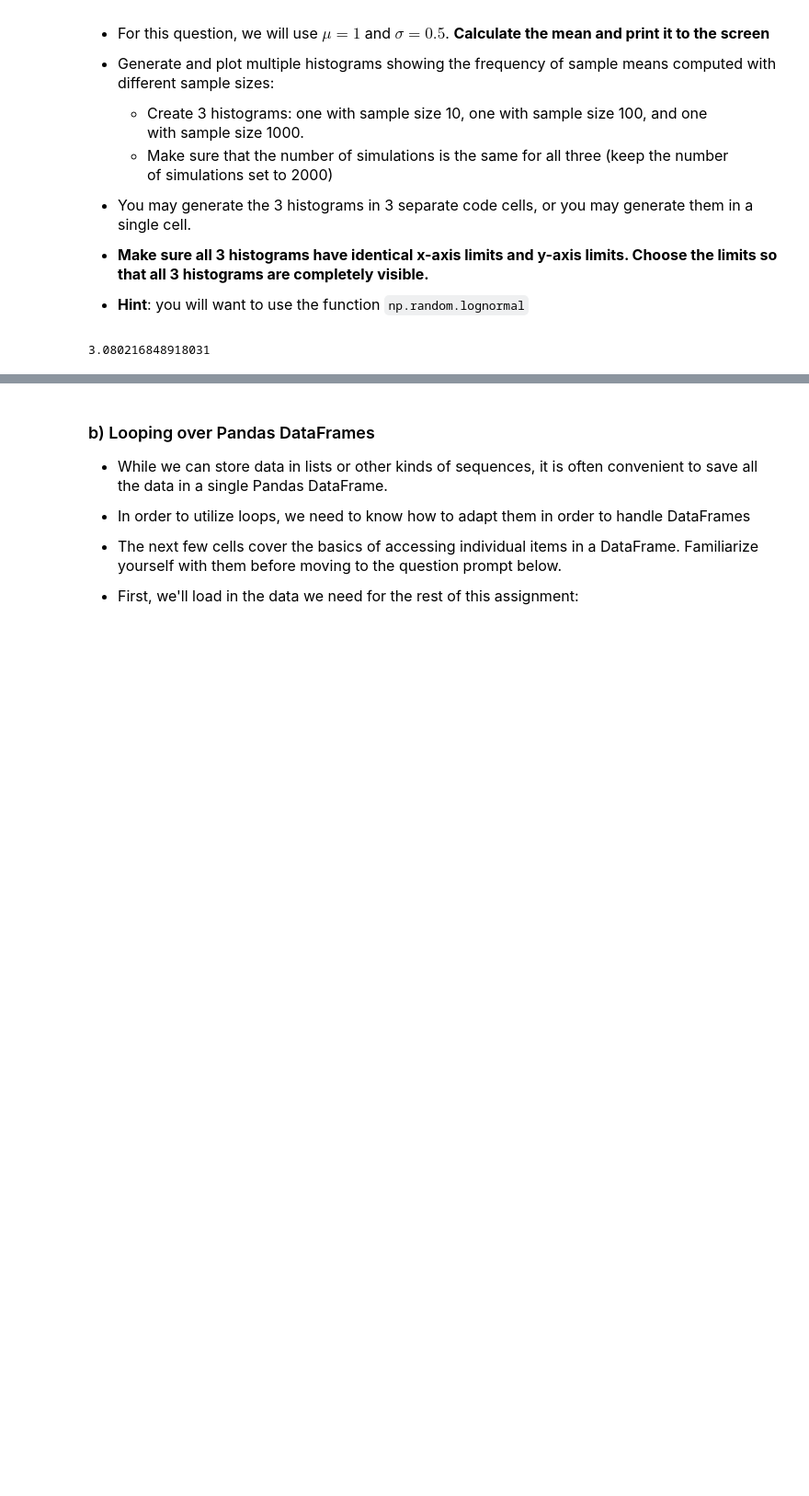
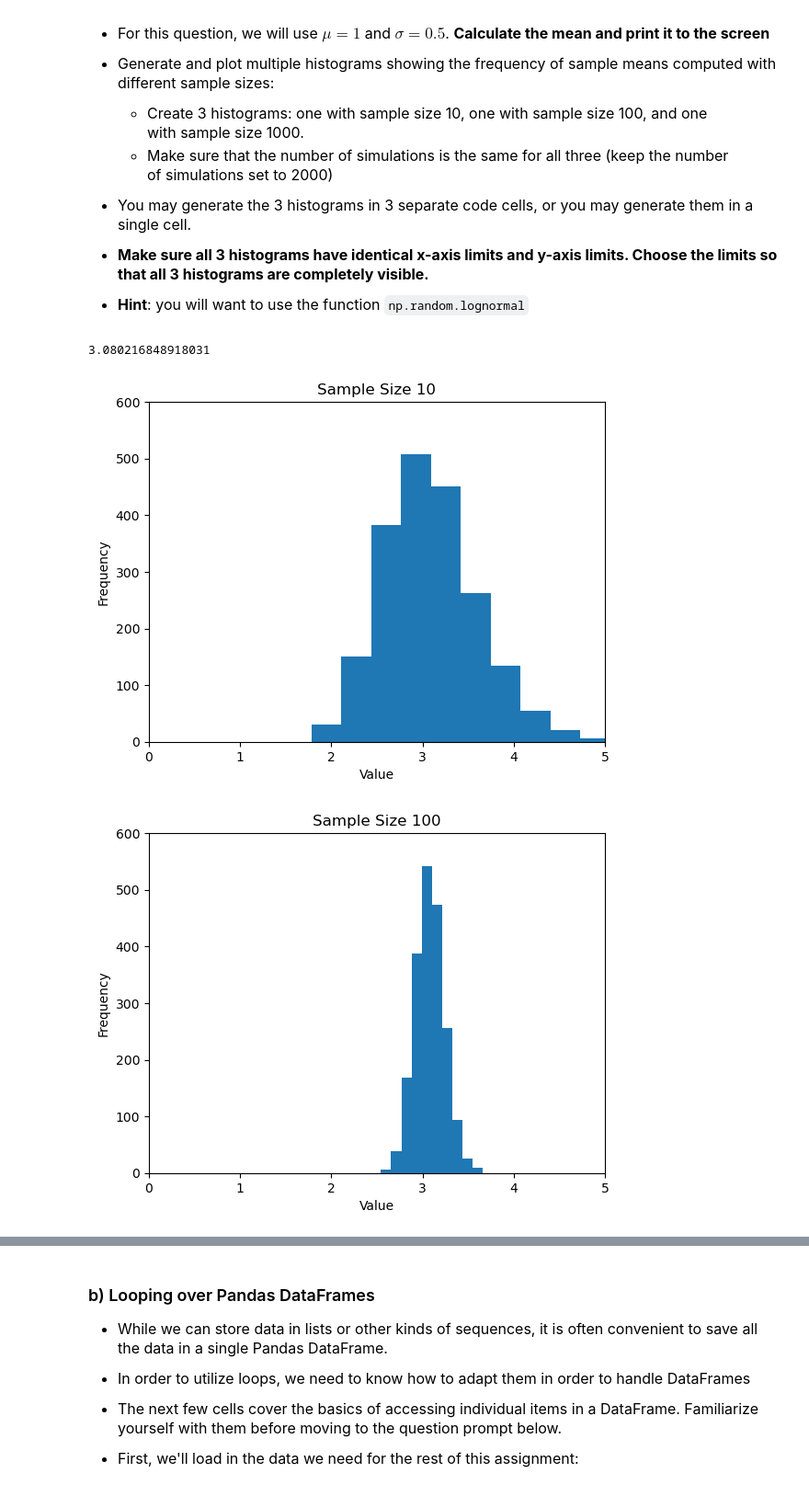
Before and after one commit to daniyalk-gh/datasci151spring2026, a Jupyter notebook: _assignments/assignment_5/Assignment5.ipynb, the cells around one changed output, grey strips where cells are left out. Shown at 92% size. Cells and saved outputs as stored; diff of their text form; code cells hidden in the pictures; blank space fills up the shorter version.

```diff
--- a/_assignments/assignment_5/Assignment5.ipynb
+++ b/_assignments/assignment_5/Assignment5.ipynb
@@ -50,33 +50,64 @@ import matplotlib.pyplot as plt
 # %%
 # complete the code
 mean  = np.exp(1 + ((0.5**2)/2))
 print(mean)
 # you can do the problem in one code cell, or you can handle each sample size in a separate cell.
 
 ########### Sample Size 10
 
 np.random.seed(1234) # set the seed for reproducibility
 num_simulations = 2000
+sample_10 = []
+# perform simulations, create histogram
+for i in range(num_simulations):
+    sample_10.append(np.mean((np.random.lognormal(1, 0.5, 10))))
 
-# perform simulations, create histogram
-for i in num_simulations:
-    np.random.lognormal(mean, 0.5, 10)
+plt.hist(sample_10)
+plt.title("Sample Size 10")
+plt.xlabel("Value")
+plt.ylabel("Frequency")
+plt.xlim(0,5)
+plt.ylim(0, 600)
+plt.show()
+
 
 
 ########### Sample Size 100
 
 np.random.seed(1234) # set the seed for reproducibility
 num_simulations = 2000
+sample_100 = []
+# perform simulations, create histogram
+for i in range(num_simulations):
+    sample_100.append(np.mean((np.random.lognormal(1, 0.5, 100))))
 
-# perform simulations, create histogram
-
+plt.hist(sample_100)
+plt.title("Sample Size 100")
+plt.xlabel("Value")
+plt.ylabel("Frequency")
+plt.xlim(0,5)
+plt.ylim(0, 600)
+plt.show()
 
 
 ########### Sample Size 1000
 
 np.random.seed(1234) # set the seed for reproducibility
 num_simulations = 2000
+sample_1000 = []
 
 # perform simulations, create histogram
+for i in range(num_simulations):
+    sample_1000.append(np.mean((np.random.lognormal(1, 0.5, 1000))))
+
+plt.hist(sample_1000)
+plt.title("Sample Size 1000")
+plt.xlabel("Value")
+plt.ylabel("Frequency")
+plt.xlim(0,5)
+plt.ylim(0, 600)
+plt.show()
 # %% [output]
 3.080216848918031
+[figure, added]
+[figure, added]
```
Also changed, not shown: parts of 10 cells of this notebook.
